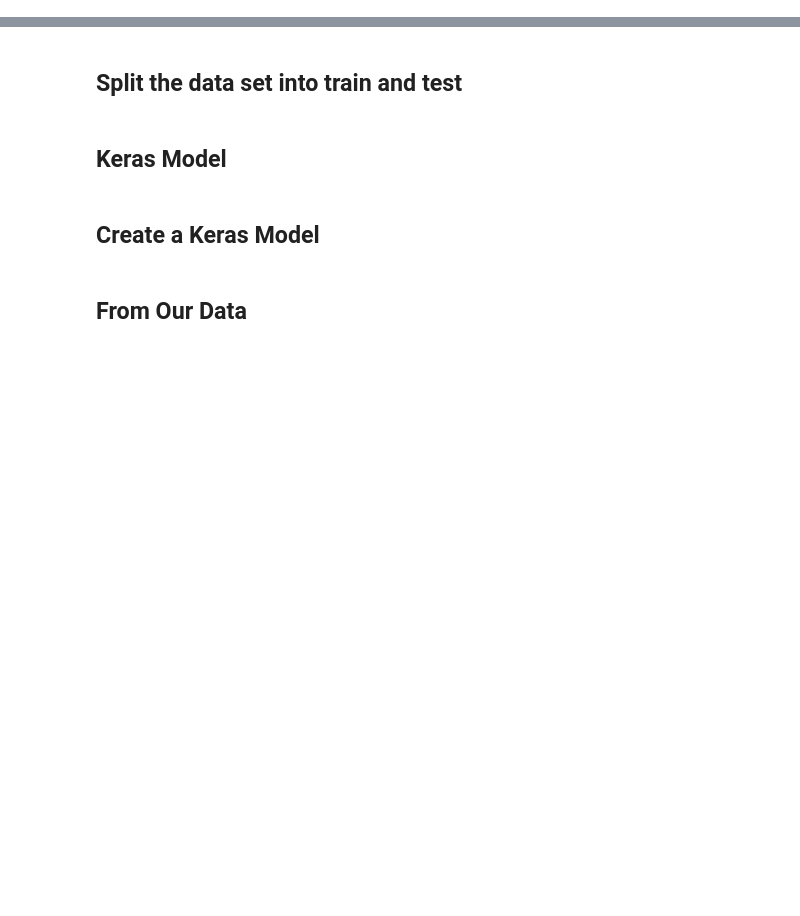
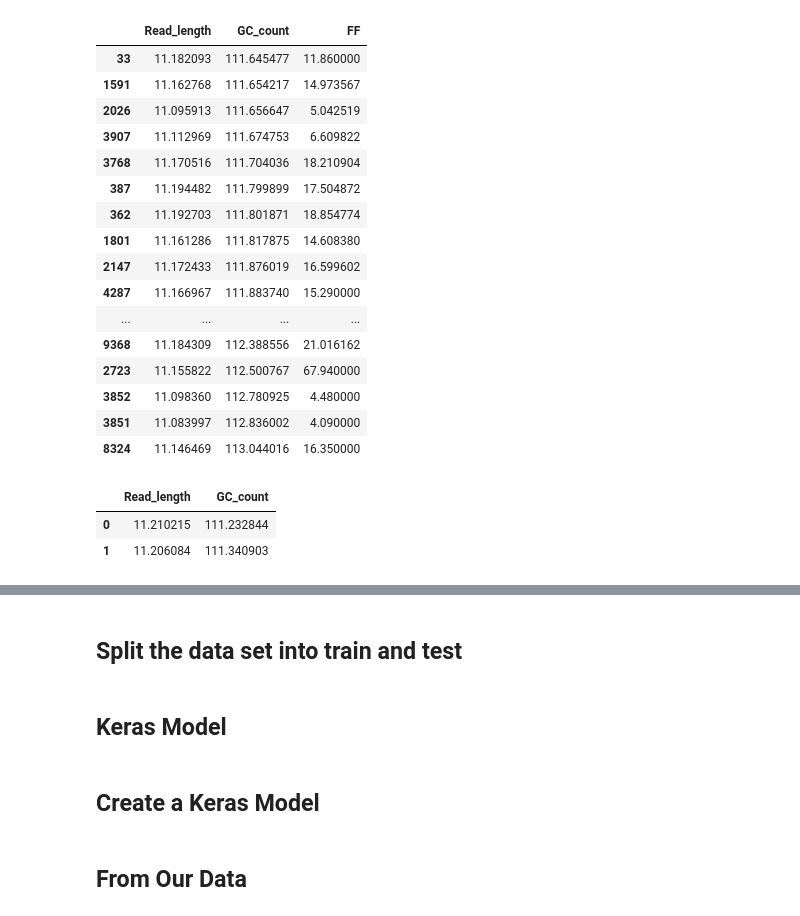
Before and after one commit to krishdb38/Bio_DeepLearning, a Jupyter notebook: Keras_Full_Complete_RL.ipynb, the cells around one changed output, grey strips where cells are left out. Saved outputs shown, nothing was run; the diff lists cells and outputs as text; code cells hidden in the pictures; blank space fills up the shorter version.

```diff
--- a/Keras_Full_Complete_RL.ipynb
+++ b/Keras_Full_Complete_RL.ipynb
@@ -53,0 +94,20 @@ y.head(2)
+# %%
+df.sort_values(by="GC_count").tail(20)
+# %% [output]
+|  | Read_length | GC_count | FF |
+| 33 | 11.182093 | 111.645477 | 11.860000 |
+| 1591 | 11.162768 | 111.654217 | 14.973567 |
+| 2026 | 11.095913 | 111.656647 | 5.042519 |
+| 3907 | 11.112969 | 111.674753 | 6.609822 |
+| 3768 | 11.170516 | 111.704036 | 18.210904 |
+| 387 | 11.194482 | 111.799899 | 17.504872 |
+| 362 | 11.192703 | 111.801871 | 18.854774 |
+| 1801 | 11.161286 | 111.817875 | 14.608380 |
+| 2147 | 11.172433 | 111.876019 | 16.599602 |
+| 4287 | 11.166967 | 111.883740 | 15.290000 |
+| ... | ... | ... | ... |
+| 9368 | 11.184309 | 112.388556 | 21.016162 |
+| 2723 | 11.155822 | 112.500767 | 67.940000 |
+| 3852 | 11.098360 | 112.780925 | 4.480000 |
+| 3851 | 11.083997 | 112.836002 | 4.090000 |
+| 8324 | 11.146469 | 113.044016 | 16.350000 |
@@ -53,0 +118,6 @@ y.head(2)
+# %%
+x.head(2)
+# %% [output]
+|  | Read_length | GC_count |
+| 0 | 11.210215 | 111.232844 |
+| 1 | 11.206084 | 111.340903 |
```
Also changed, not shown: parts of 32 cells of this notebook, 5 other files.
